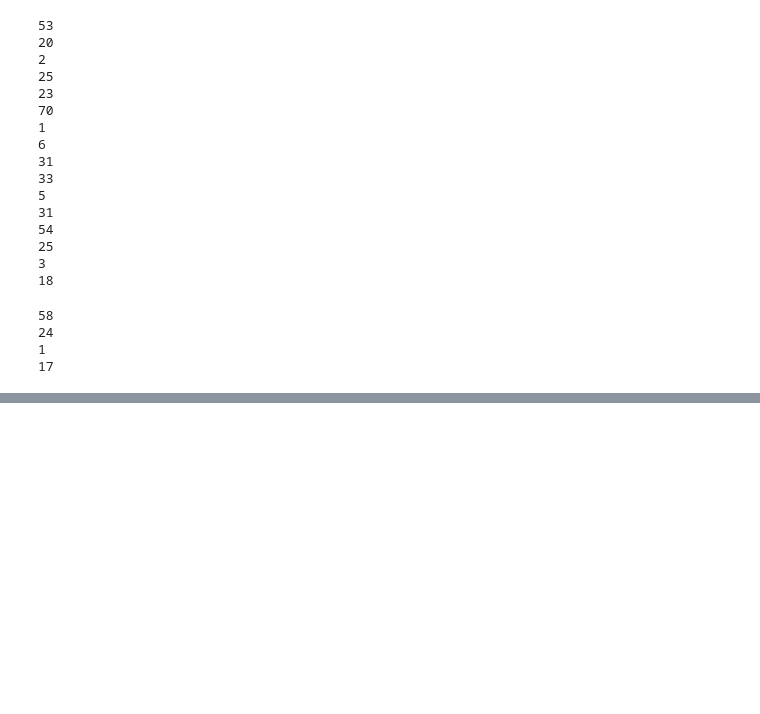
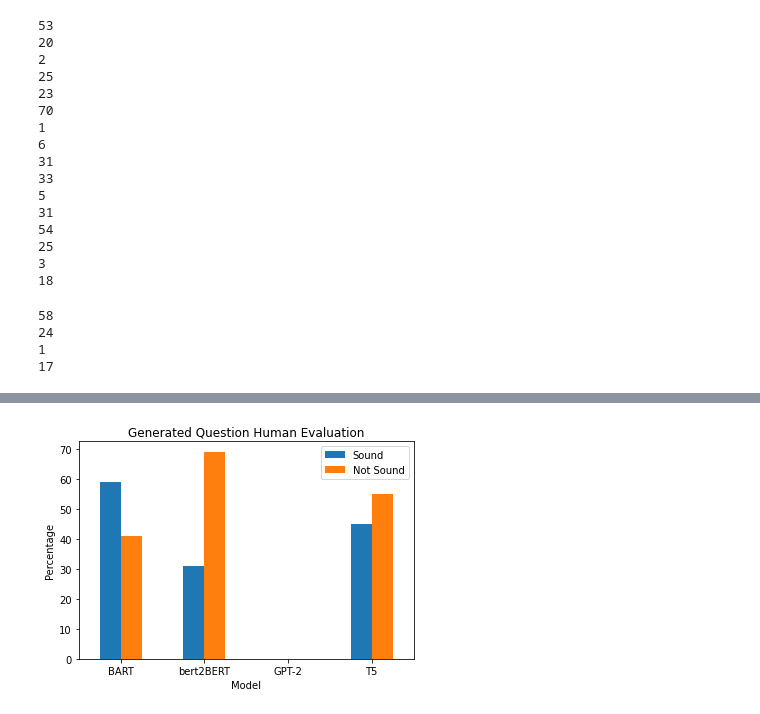
Before and after one commit to jcstamper/Focal-Capstone-Project-1, a Jupyter notebook: F22/generated_questions/evaluation/plot.ipynb, the cells around one changed output, grey strips where cells are left out. Saved outputs shown, nothing was run; the diff lists cells and outputs as text; code cells hidden in the pictures; blank space fills up the shorter version.

```diff
--- a/F22/generated_questions/evaluation/plot.ipynb
+++ b/F22/generated_questions/evaluation/plot.ipynb
@@ -110,0 +156,15 @@ print(len(chem_bart.query("predicted_label == 0 and human_eval == 0")))
+# %%
+models = ['BART', 'bert2BERT', 'GPT-2','T5']
+sound = [59, 31, 00, 45]
+not_sound = [41, 69, 00, 55]
+df = pd.DataFrame(sound, columns=['Sound'], index=models)
+df['Not Sound'] = not_sound
+# %%
+df.plot(kind='bar')
+plt.ylabel('Percentage')
+plt.title('Generated Question Human Evaluation')
+plt.xlabel('Model')
+
+plt.gca().xaxis.set_tick_params(rotation=0)
+# %% [output]
+[figure, added]
```
Also changed, not shown: parts of 6 cells of this notebook, 29 other files.
